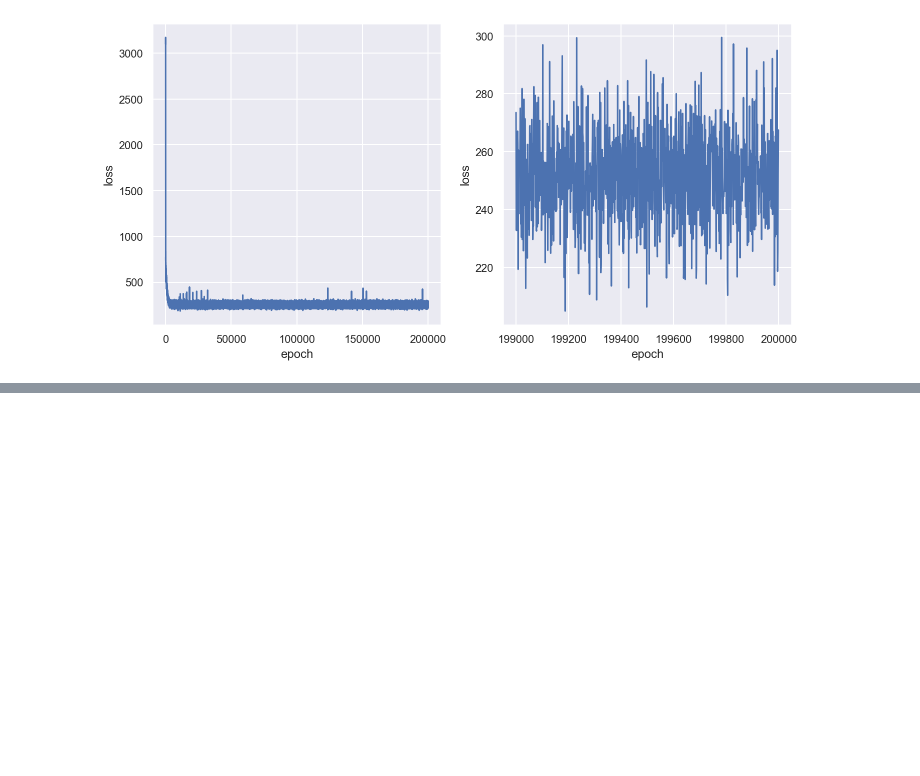
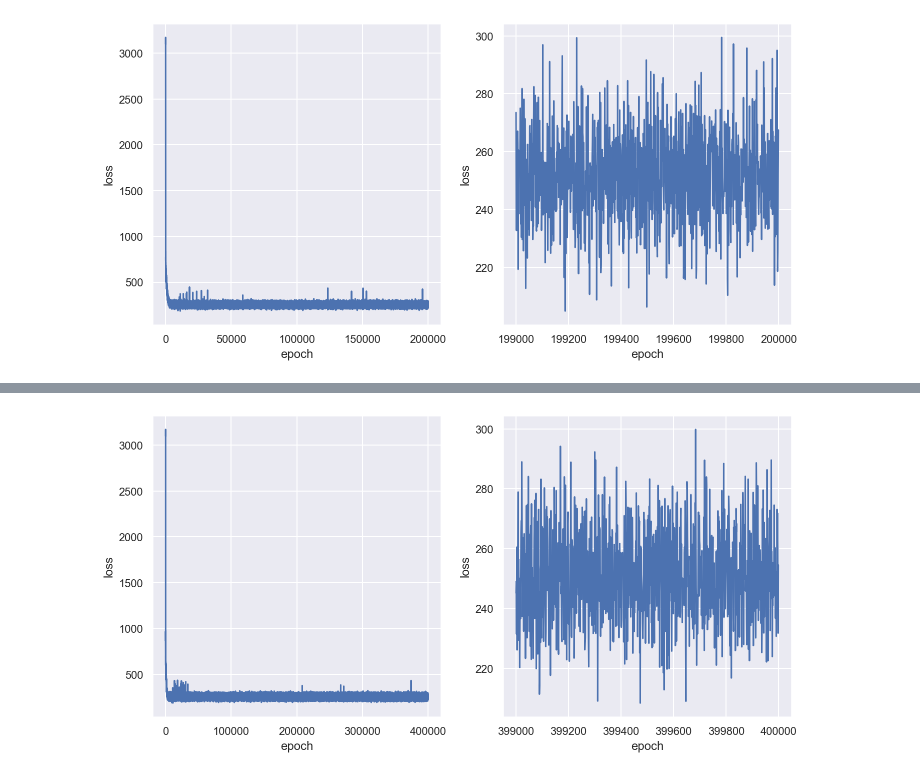
Before and after one commit to AurelienNioche/ActiveTeachingCollaborative, a Jupyter notebook: inference/norm-flow/minibatch/minibatch.ipynb, the cells around one changed output, grey strips where cells are left out. Drawn from its saved outputs; the diff is of its cells as text; code cells hidden in the pictures; blank space fills up the shorter version.

```diff
--- a/inference/norm-flow/minibatch/minibatch.ipynb
+++ b/inference/norm-flow/minibatch/minibatch.ipynb
@@ -63,0 +197,4 @@ plot_loss(hist_loss)
+# %%
+plot_loss(hist_loss)
+# %% [output]
+[figure, added]
```
Also changed, not shown: parts of 15 cells of this notebook, 8 other files.
